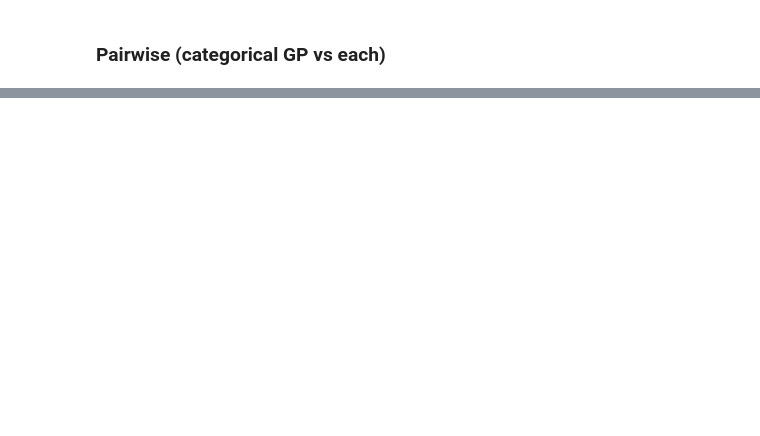
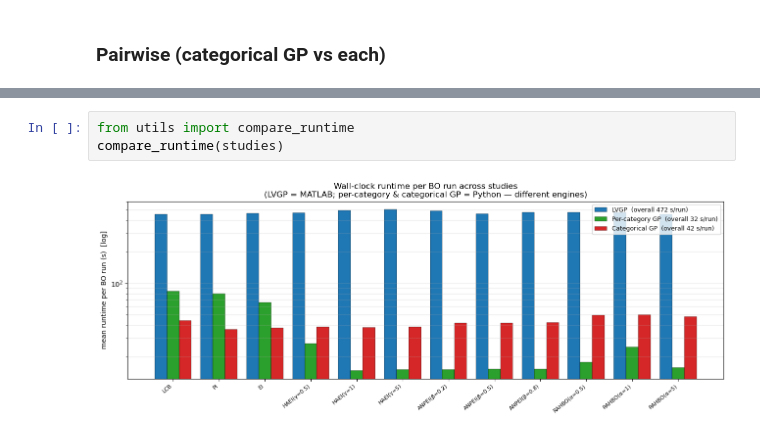
Before and after one commit to Chris1504-fdz/heter_lvgp, a Jupyter notebook: compare_methods.ipynb, the cells around one changed output, grey strips where cells are left out. Drawn from its saved outputs; the diff is of its cells as text; blank space fills up the shorter version.

```diff
--- a/compare_methods.ipynb
+++ b/compare_methods.ipynb
@@ -93,0 +104,5 @@ compare_studies(cat, lvgp, is_ground_truth=GROUND_TRUTH, n_rep=10, labels=("Cate
+# %%
+from utils import compare_runtime
+compare_runtime(studies)
+# %% [output]
+[figure, added]
```
Also changed, not shown: parts of 13 cells of this notebook, 2 other files.
